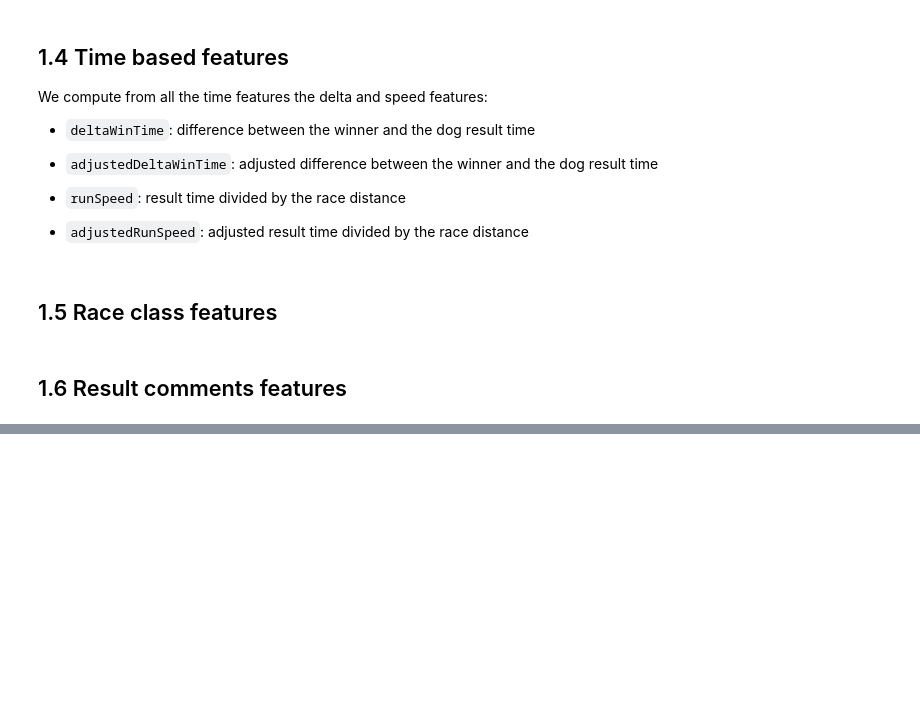
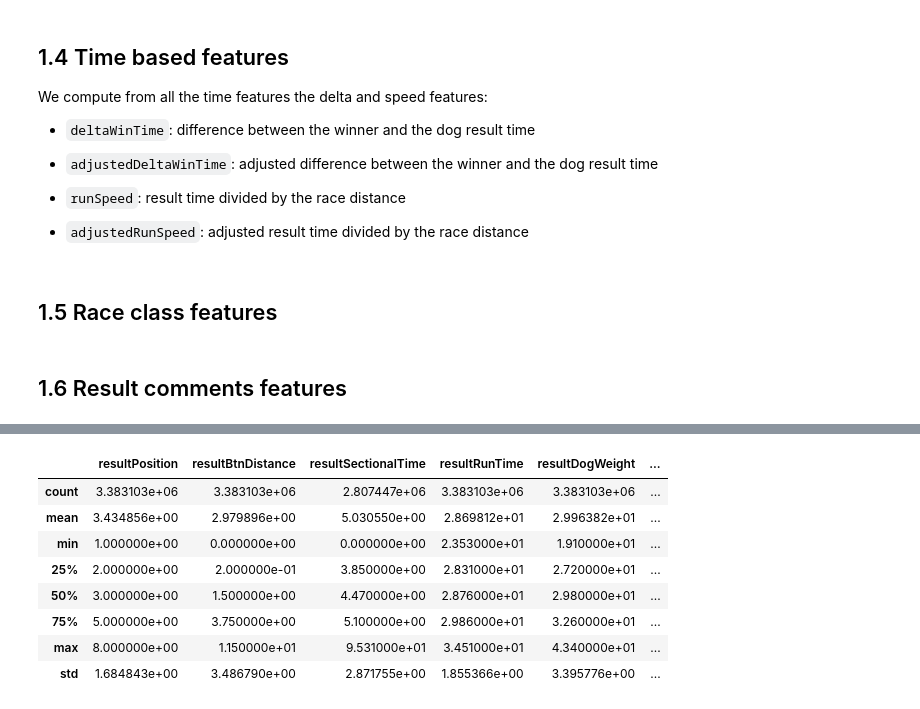
Before and after one commit to axelcebille/GreyhoundRacingPrediction, a Jupyter notebook: notebooks/05-feature_engineering_dog_infos.ipynb, the cells around one changed output, grey strips where cells are left out. Saved outputs shown, nothing was run; the diff lists cells and outputs as text; code cells hidden in the pictures; blank space fills up the shorter version.

```diff
--- a/notebooks/05-feature_engineering_dog_infos.ipynb
+++ b/notebooks/05-feature_engineering_dog_infos.ipynb
@@ -548,0 +512,12 @@ model_df[model_df["raceId"]==594843]
+# %%
+model_df.describe()
+# %% [output]
+|  | resultPosition | resultBtnDistance | resultSectionalTime | resultRunTime | resultDogWeight | ... |
+| count | 3.383103e+06 | 3.383103e+06 | 2.807447e+06 | 3.383103e+06 | 3.383103e+06 | ... |
+| mean | 3.434856e+00 | 2.979896e+00 | 5.030550e+00 | 2.869812e+01 | 2.996382e+01 | ... |
+| min | 1.000000e+00 | 0.000000e+00 | 0.000000e+00 | 2.353000e+01 | 1.910000e+01 | ... |
+| 25% | 2.000000e+00 | 2.000000e-01 | 3.850000e+00 | 2.831000e+01 | 2.720000e+01 | ... |
+| 50% | 3.000000e+00 | 1.500000e+00 | 4.470000e+00 | 2.876000e+01 | 2.980000e+01 | ... |
+| 75% | 5.000000e+00 | 3.750000e+00 | 5.100000e+00 | 2.986000e+01 | 3.260000e+01 | ... |
+| max | 8.000000e+00 | 1.150000e+01 | 9.531000e+01 | 3.451000e+01 | 4.340000e+01 | ... |
+| std | 1.684843e+00 | 3.486790e+00 | 2.871755e+00 | 1.855366e+00 | 3.395776e+00 | ... |
```
Also changed, not shown: parts of 38 cells of this notebook, 9 other files.
